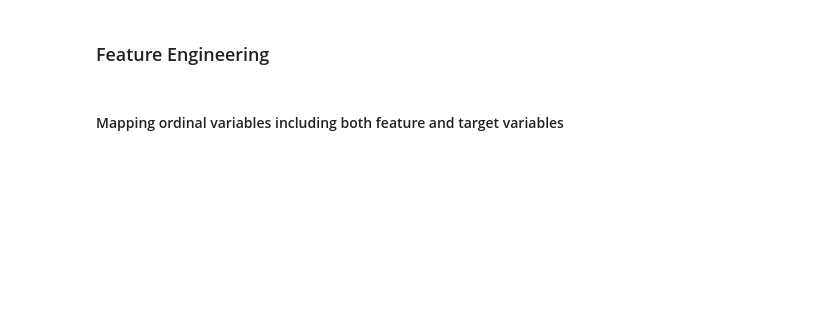
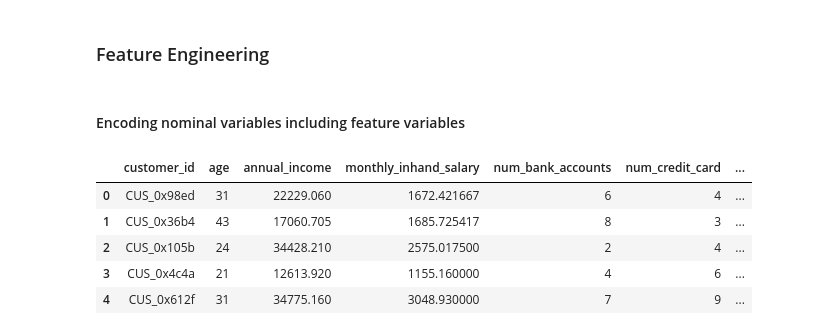
Before and after one commit to pewpy376/credit-score-classification, a Jupyter notebook: credit_scoring_pipeline.ipynb, the cells around one changed output. Drawn from its saved outputs; the diff is of its cells as text; code cells hidden in the pictures; blank space fills up the shorter version.

```diff
--- a/credit_scoring_pipeline.ipynb
+++ b/credit_scoring_pipeline.ipynb
@@ -171,8 +188,19 @@ plt.show()
 # %% [markdown]
 ### Feature Engineering
-# %% [markdown]
-#### Mapping ordinal variables including both feature and target variables
 # %%
 # Create a copy dataset for further trainning models
 
 df_train = df.copy()
+# %% [markdown]
+#### Encoding nominal variables including feature variables
+# %%
+nominal_var = ['occupation','payment_of_min_amount','last_loan_1','last_loan_2','last_loan_3','last_loan_4','last_loan_5','last_loan_6','last_loan_7','last_loan_8','last_loan_9']
+df_train = pd.get_dummies(data = df, columns = nominal_var, drop_first = True, dtype = int)
+display(df_train.head())
+# %% [output]
+|  | customer_id | age | annual_income | monthly_inhand_salary | num_bank_accounts | num_credit_card | ... |
+| 0 | CUS_0x98ed | 31 | 22229.060 | 1672.421667 | 6 | 4 | ... |
+| 1 | CUS_0x36b4 | 43 | 17060.705 | 1685.725417 | 8 | 3 | ... |
+| 2 | CUS_0x105b | 24 | 34428.210 | 2575.017500 | 2 | 4 | ... |
+| 3 | CUS_0x4c4a | 21 | 12613.920 | 1155.160000 | 4 | 6 | ... |
+| 4 | CUS_0x612f | 31 | 34775.160 | 3048.930000 | 7 | 9 | ... |
```
Also changed, not shown: parts of 3 cells of this notebook.
